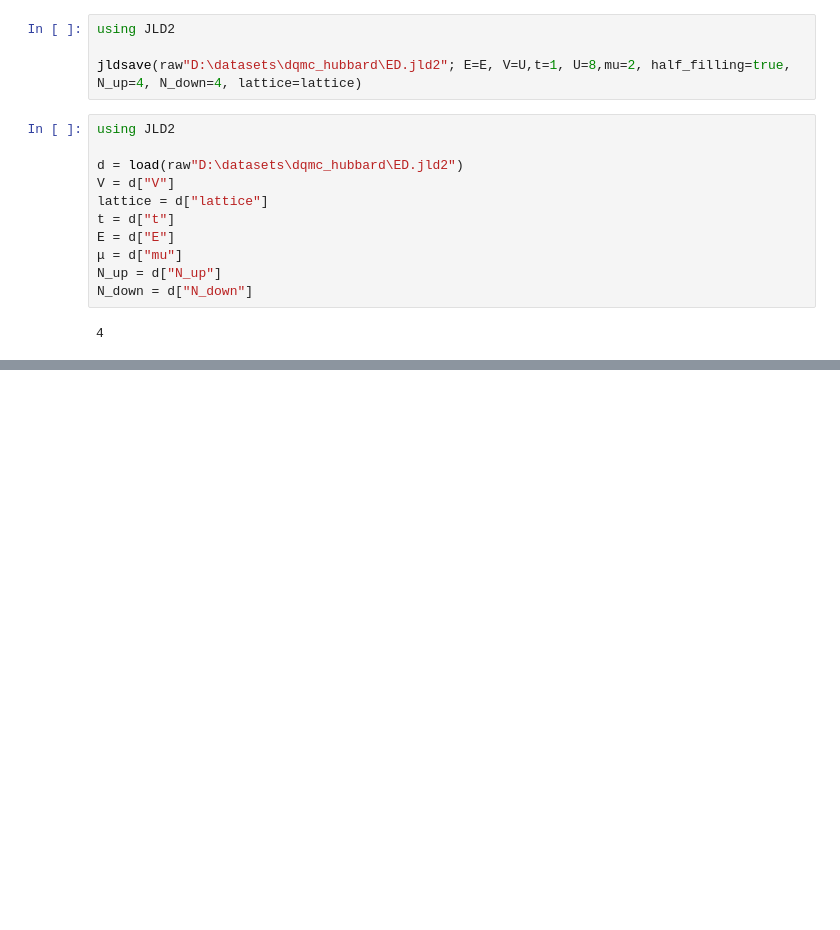
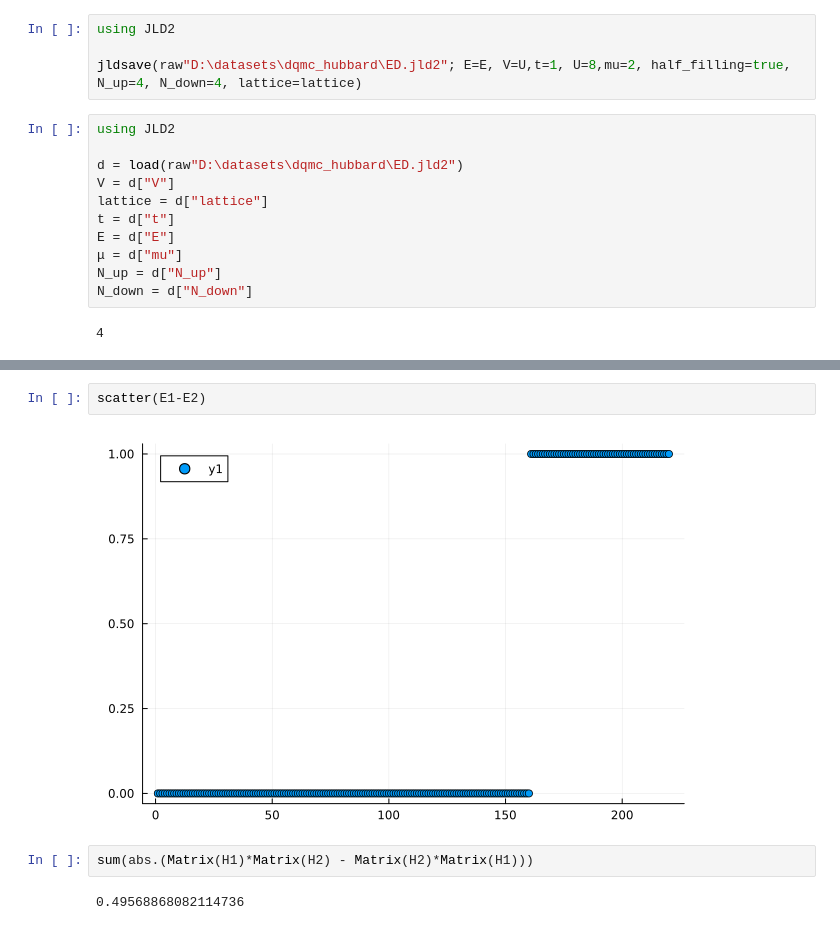
Before and after one commit to GoodStuff11/ML-signproblem, a Jupyter notebook: experimenting/hubbard_ed.ipynb, the cells around one changed output, grey strips where cells are left out. Cells and saved outputs as stored; diff of their text form; blank space fills up the shorter version.

```diff
--- a/experimenting/hubbard_ed.ipynb
+++ b/experimenting/hubbard_ed.ipynb
@@ -330,0 +504,8 @@ N_down = d["N_down"]
+# %%
+scatter(E1-E2)
+# %% [output]
+[figure, added]
+# %%
+sum(abs.(Matrix(H1)*Matrix(H2) - Matrix(H2)*Matrix(H1)))
+# %% [output]
+0.49568868082114736
```
Also changed, not shown: parts of 16 cells of this notebook, 12 other files.
